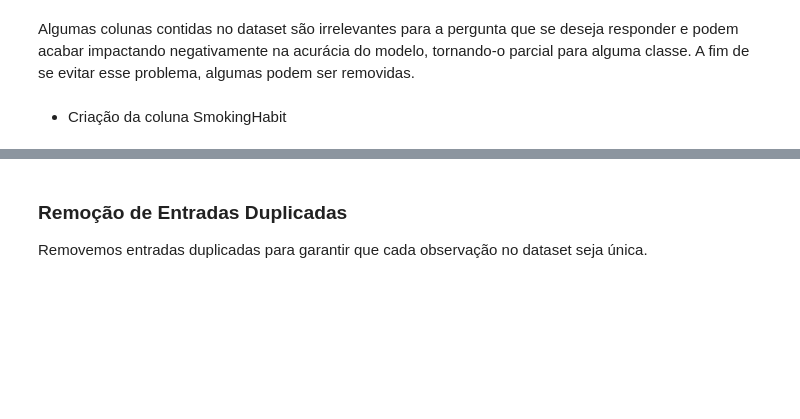
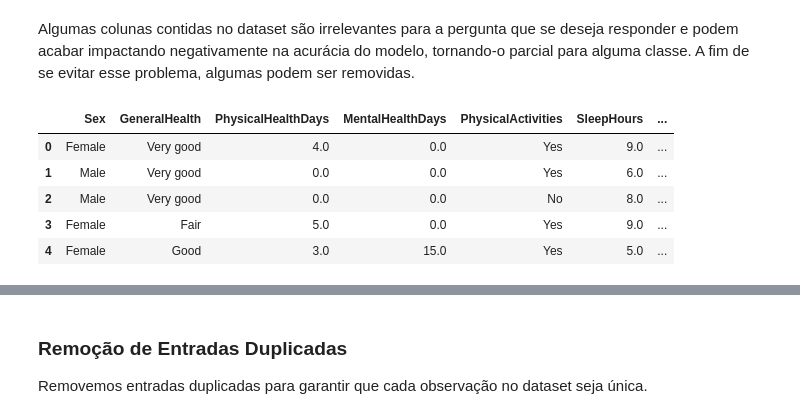
Before and after one commit to LuizWillner/IACardio, a Jupyter notebook: app/dataset.ipynb, the cells around one changed output, grey strips where cells are left out. Drawn from its saved outputs; the diff is of its cells as text; code cells hidden in the pictures; blank space fills up the shorter version.

```diff
--- a/app/dataset.ipynb
+++ b/app/dataset.ipynb
@@ -253,17 +237,23 @@ Algumas colunas contidas no dataset são irrelevantes para a pergunta que se des
 # %%
 heart_data = heart_data.drop(
     columns=[
         'State',
         'RemovedTeeth',
         'LastCheckupTime',
         'ChestScan',
         'HIVTesting',
         'FluVaxLast12',
         'PneumoVaxEver',
         'TetanusLast10Tdap',
         'HeightInMeters',
         'WeightInKilograms',
     ]
 )
+heart_data.head()
+# %% [output]
+|  | Sex | GeneralHealth | PhysicalHealthDays | MentalHealthDays | PhysicalActivities | SleepHours | ... |
+| 0 | Female | Very good | 4.0 | 0.0 | Yes | 9.0 | ... |
+| 1 | Male | Very good | 0.0 | 0.0 | Yes | 6.0 | ... |
+| 2 | Male | Very good | 0.0 | 0.0 | No | 8.0 | ... |
+| 3 | Female | Fair | 5.0 | 0.0 | Yes | 9.0 | ... |
+| 4 | Female | Good | 3.0 | 15.0 | Yes | 5.0 | ... |
-# %% [markdown]
-- Criação da coluna SmokingHabit
```
Also changed, not shown: parts of 13 cells of this notebook.
